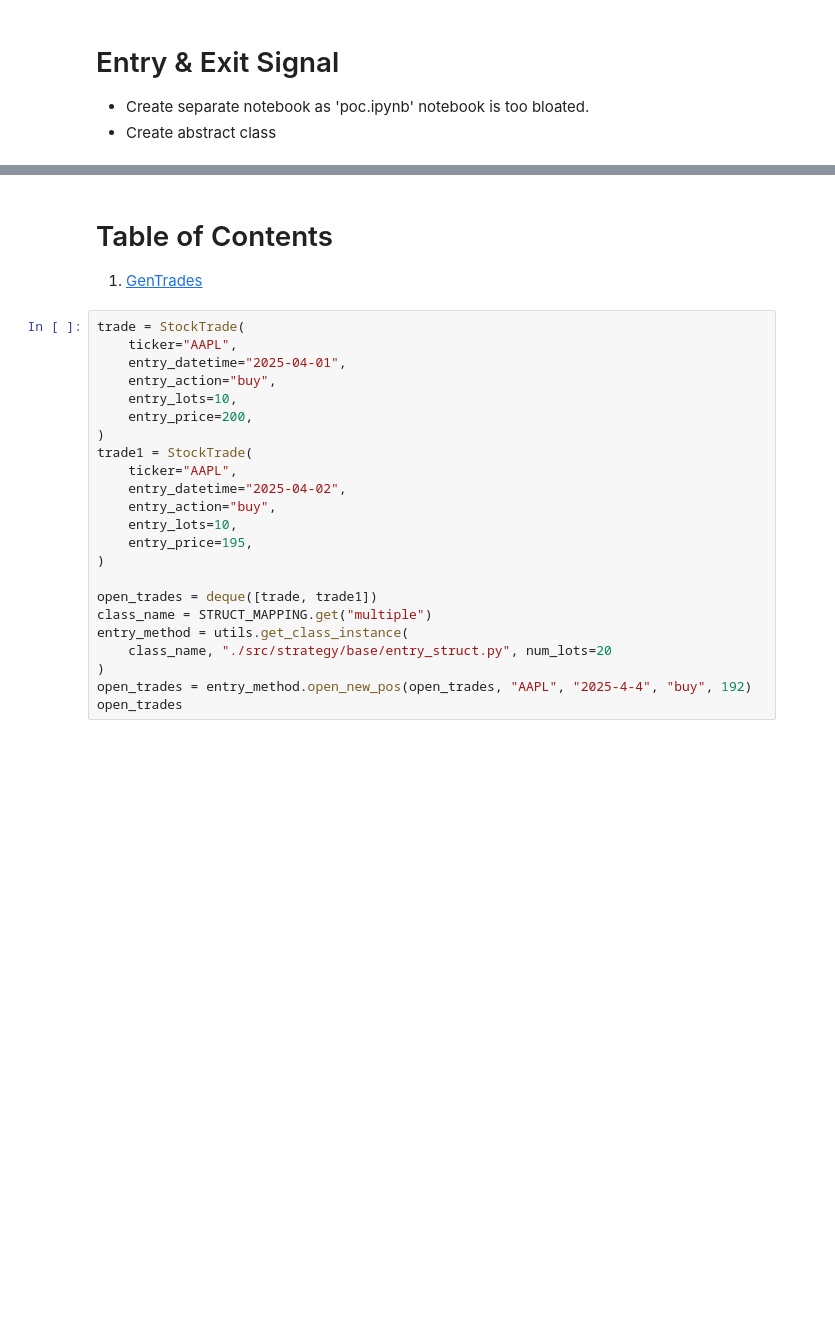
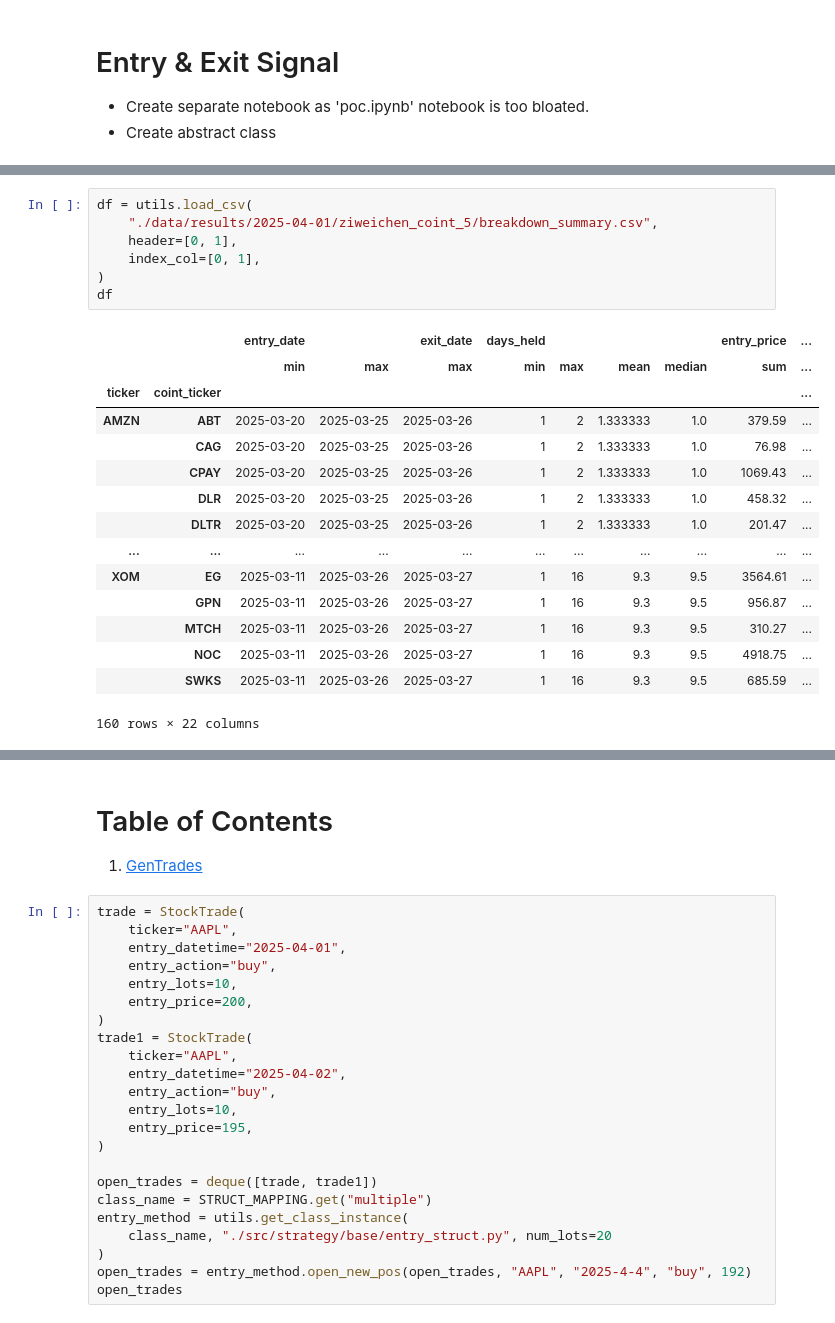
Before and after one commit to CKAbundant/sentiment, a Jupyter notebook: signal.ipynb, the cells around one changed output, grey strips where cells are left out. Cells and saved outputs as stored; diff of their text form; blank space fills up the shorter version.

```diff
--- a/signal.ipynb
+++ b/signal.ipynb
@@ -84,0 +110,23 @@ pd.read_csv("./data/results/2025-04-01/top_15_tickers.csv")
+# %%
+df = utils.load_csv(
+    "./data/results/2025-04-01/ziweichen_coint_5/breakdown_summary.csv",
+    header=[0, 1],
+    index_col=[0, 1],
+)
+df
+# %% [output]
+|  |  | entry_date |  | exit_date | days_held |  |  |  | entry_price | ... |
+|  |  | min | max | max | min | max | mean | median | sum | ... |
+| ticker | coint_ticker |  |  |  |  |  |  |  |  | ... |
+| AMZN | ABT | 2025-03-20 | 2025-03-25 | 2025-03-26 | 1 | 2 | 1.333333 | 1.0 | 379.59 | ... |
+|  | CAG | 2025-03-20 | 2025-03-25 | 2025-03-26 | 1 | 2 | 1.333333 | 1.0 | 76.98 | ... |
+|  | CPAY | 2025-03-20 | 2025-03-25 | 2025-03-26 | 1 | 2 | 1.333333 | 1.0 | 1069.43 | ... |
+|  | DLR | 2025-03-20 | 2025-03-25 | 2025-03-26 | 1 | 2 | 1.333333 | 1.0 | 458.32 | ... |
+|  | DLTR | 2025-03-20 | 2025-03-25 | 2025-03-26 | 1 | 2 | 1.333333 | 1.0 | 201.47 | ... |
+| ... | ... | ... | ... | ... | ... | ... | ... | ... | ... | ... |
+| XOM | EG | 2025-03-11 | 2025-03-26 | 2025-03-27 | 1 | 16 | 9.3 | 9.5 | 3564.61 | ... |
+|  | GPN | 2025-03-11 | 2025-03-26 | 2025-03-27 | 1 | 16 | 9.3 | 9.5 | 956.87 | ... |
+|  | MTCH | 2025-03-11 | 2025-03-26 | 2025-03-27 | 1 | 16 | 9.3 | 9.5 | 310.27 | ... |
+|  | NOC | 2025-03-11 | 2025-03-26 | 2025-03-27 | 1 | 16 | 9.3 | 9.5 | 4918.75 | ... |
+|  | SWKS | 2025-03-11 | 2025-03-26 | 2025-03-27 | 1 | 16 | 9.3 | 9.5 | 685.59 | ... |
+160 rows × 22 columns
```
Also changed, not shown: parts of 11 cells of this notebook, 12 other files.
